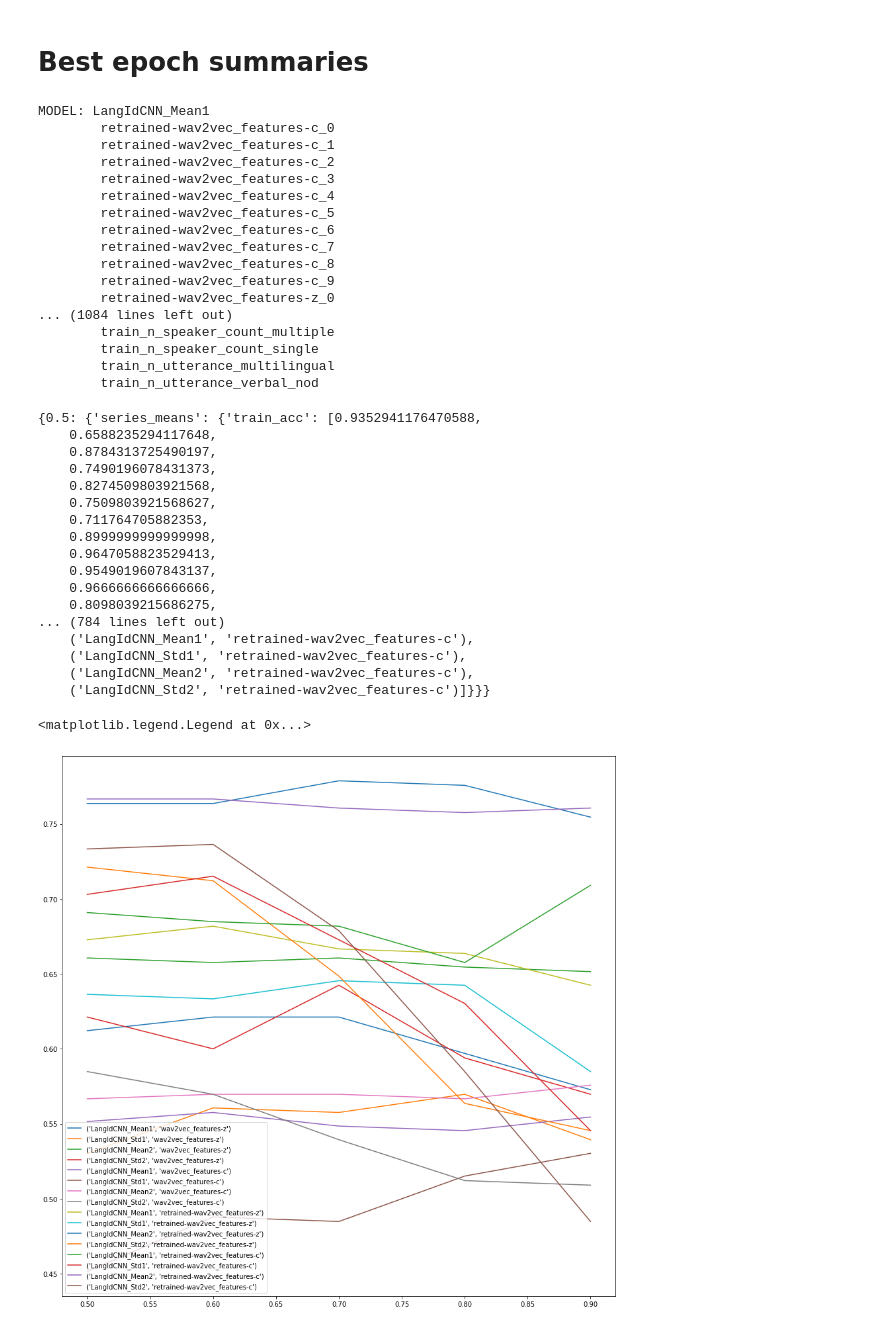
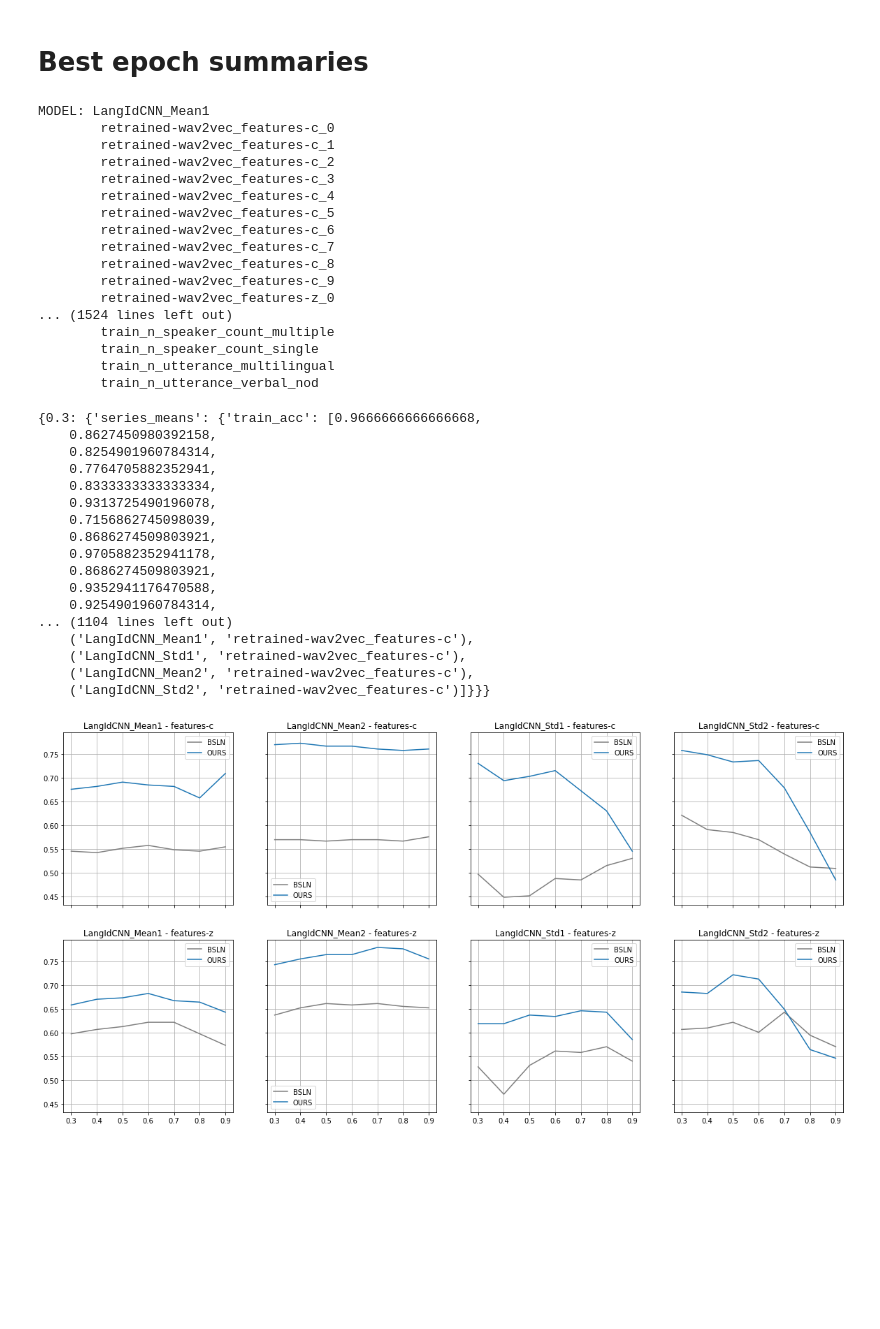
Before and after one commit to mdoumbouya/nicolingua, a Jupyter notebook: notebooks/005_gn_lang_classification_results_dropout-summary.ipynb, the cells around one changed output. Drawn from its saved outputs; the diff is of its cells as text; code cells hidden in the pictures; blank space fills up the shorter version.

Commit message:
Summarized 005-dropout experiment results

```diff
--- a/notebooks/005_gn_lang_classification_results_dropout-summary.ipynb
+++ b/notebooks/005_gn_lang_classification_results_dropout-summary.ipynb
@@ -9,6 +9,8 @@ import random
 
 
 DATA_DIRS = [
+    (0.3, 'results_005_lang_id_classification_dropout_0.3'),
+    (0.4, 'results_005_lang_id_classification_dropout_0.4'),
     (0.5, 'results_005_lang_id_classification_dropout_0.5'),
     (0.6, 'results_005_lang_id_classification_dropout_0.6'),
     (0.7, 'results_005_lang_id_classification_dropout_0.7'),
@@ -352,7 +352,7 @@ MODEL: LangIdCNN_Mean1
         retrained-wav2vec_features-c_8
         retrained-wav2vec_features-c_9
         retrained-wav2vec_features-z_0
-... (1084 lines left out)
+... (1524 lines left out)
         train_n_speaker_count_multiple
         train_n_speaker_count_single
         train_n_utterance_multilingual
@@ -360,19 +360,19 @@ MODEL: LangIdCNN_Mean1
 # %%
 series_by_dropout_p
 # %% [output]
-{0.5: {'series_means': {'train_acc': [0.9352941176470588,
-    0.6588235294117648,
-    0.8784313725490197,
-    0.7490196078431373,
-    0.8274509803921568,
-    0.7509803921568627,
-    0.711764705882353,
-    0.8999999999999998,
-    0.9647058823529413,
-    0.9549019607843137,
-    0.9666666666666666,
-    0.8098039215686275,
-... (784 lines left out)
+{0.3: {'series_means': {'train_acc': [0.9666666666666668,
+    0.8627450980392158,
+    0.8254901960784314,
+    0.7764705882352941,
+    0.8333333333333334,
+    0.9313725490196078,
+    0.7156862745098039,
+    0.8686274509803921,
+    0.9705882352941178,
+    0.8686274509803921,
+    0.9352941176470588,
+    0.9254901960784314,
+... (1104 lines left out)
     ('LangIdCNN_Mean1', 'retrained-wav2vec_features-c'),
     ('LangIdCNN_Std1', 'retrained-wav2vec_features-c'),
     ('LangIdCNN_Mean2', 'retrained-wav2vec_features-c'),
@@ -393,13 +393,27 @@ for dropout_rate in sorted(series_by_dropout_p.keys()):
 
         train_accuracies_by_tm[tm].append(train_acc)
         test_accuracies_by_tm[tm].append(test_acc)
-# %%
-plt.figure(figsize=(15, 15))
-shown_models = [tm for tm in trained_models if "CNN" in tm[0]]
-for tm in shown_models:
-    plt.plot(dropout_rates, test_accuracies_by_tm[tm])
-
-plt.legend(shown_models)
-# %% [output]
-<matplotlib.legend.Legend at 0x...>
-[figure, removed]
+# %%
+#plt.figure(figsize=(15, 15))
+
+models = sorted({tm[0] for tm in trained_models})
+feature_types = sorted({tm[1].split("_")[1] for tm in trained_models})
+
+fig, ax = plt.subplots(len(feature_types), len(models), figsize=(20, 10), sharex=True, sharey=True)
+
+
+for fti, feature_type in enumerate(feature_types):
+    for mi, model in enumerate(models):
+        compared_tms = [tm for tm in trained_models if tm[0]==model and feature_type in tm[1]]
+        for tmi, tm in enumerate(compared_tms):
+            ax[fti, mi].plot(dropout_rates, test_accuracies_by_tm[tm], color=COLORS[tmi])
+
+        ax[fti, mi].legend(["OURS" if "retrained" in m[1] else "BSLN" for m in compared_tms])
+        ax[fti, mi].set_title(f"{model} - {feature_type}")
+        ax[fti, mi].grid(True)
+
+
+#dir(fig)
+# f.settitle("Test ACC vs dropout rate")
+# %% [output]
+[figure, added]
```
Also changed, not shown: parts of 2 cells of this notebook.
